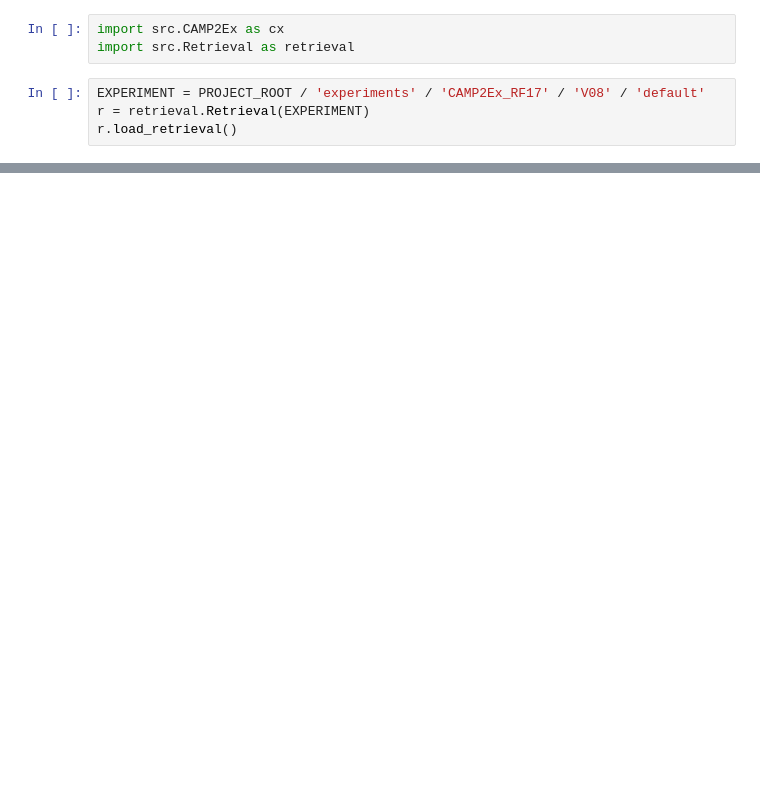
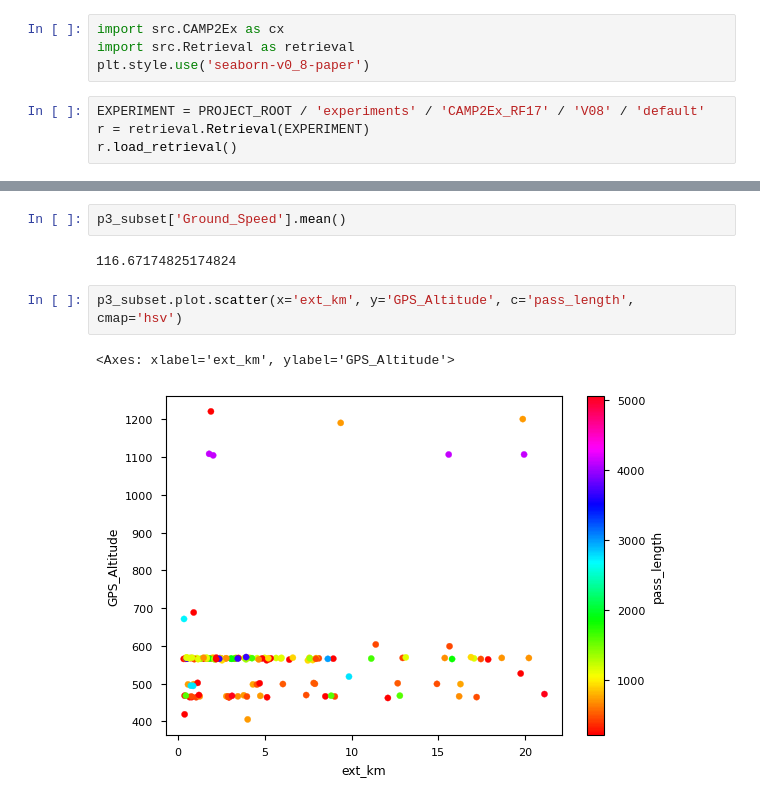
Before and after one commit to jlun17/misr-at3d-camp2ex, a Jupyter notebook: notebooks/investigation/single_retrieval/CAMP2Ex_insitu.ipynb, the cells around one changed output, grey strips where cells are left out. Cells and saved outputs as stored; diff of their text form; blank space fills up the shorter version.

```diff
--- a/notebooks/investigation/single_retrieval/CAMP2Ex_insitu.ipynb
+++ b/notebooks/investigation/single_retrieval/CAMP2Ex_insitu.ipynb
@@ -13,6 +15,7 @@ sys.path.append(str(PROJECT_ROOT))
 # %%
 import src.CAMP2Ex as cx
 import src.Retrieval as retrieval
+plt.style.use('seaborn-v0_8-paper')
 # %%
 EXPERIMENT = PROJECT_ROOT / 'experiments' / 'CAMP2Ex_RF17' / 'V08' / 'default'
 r = retrieval.Retrieval(EXPERIMENT)
@@ -38,0 +93,9 @@ p3_subset = p3[
+# %%
+p3_subset['Ground_Speed'].mean()
+# %% [output]
+116.67174825174824
+# %%
+p3_subset.plot.scatter(x='ext_km', y='GPS_Altitude', c='pass_length', cmap='hsv')
+# %% [output]
+<Axes: xlabel='ext_km', ylabel='GPS_Altitude'>
+[figure, added]
```
Also changed, not shown: parts of 16 cells of this notebook, 1 other file.
